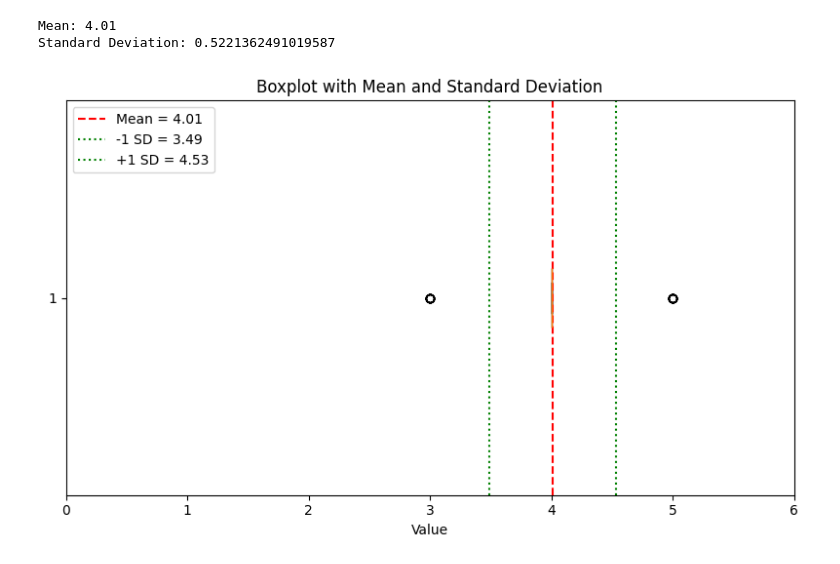
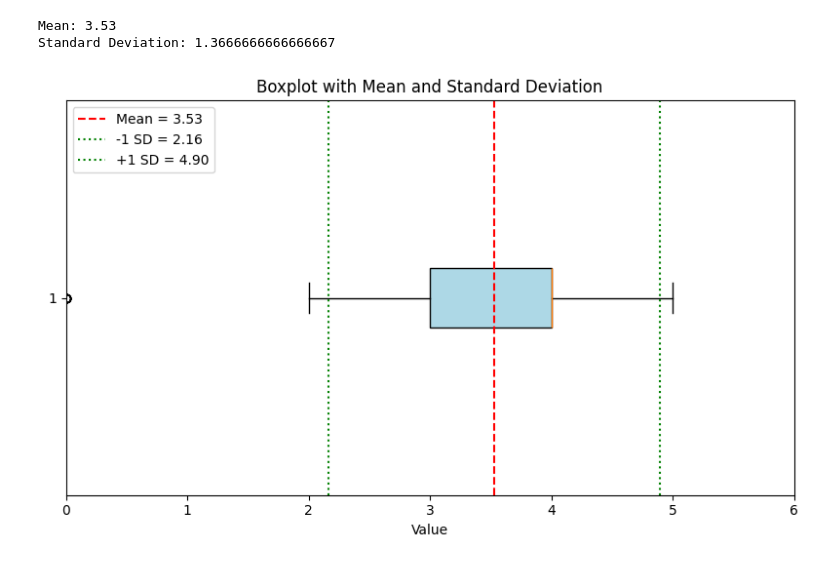
Before and after one commit to EminDurmuSS/Recipe_RAG, a Jupyter notebook: RAG/experiments.ipynb, the cells around one changed output. Cells and saved outputs as stored; diff of their text form; code cells hidden in the pictures.

```diff
--- a/RAG/experiments.ipynb
+++ b/RAG/experiments.ipynb
@@ -13,4 +18,4 @@ combos = [create_combination() for _ in range(100)]
 # %%
-# Save combinations
-with open("../results/combinations.json", "w") as f:
-    json.dump(combos, f, indent=2)
+# Get combinations
+with open("../results/combinations.json", "r") as f:
+    combos = json.load(f)
@@ -72,7 +100,7 @@ def get_mean_and_std(data):
     print("Mean:", mean)
     print("Standard Deviation:", std_dev)
 
-    fig, ax = plt.subplots(figsize=(8, 5))
+    _, ax = plt.subplots(figsize=(8, 5))
 
     ax.boxplot(data, vert=False, patch_artist=True, boxprops=dict(facecolor='lightblue'))
 
@@ -87,4 +115,8 @@ def get_mean_and_std(data):
 
     plt.tight_layout()
     plt.show()
+# %%
+df_results_rag = pd.read_excel('../results/llm_as_a_judge_rag.xlsx')
+df_results_no_rag = pd.read_excel('../results/llm_as_a_judge_no_rag.xlsx')
+df_results_txt_embd = pd.read_excel('../results/llm_as_a_judge_txt_embd.xlsx')
 # %%
@@ -96,6 +140,6 @@ Standard Deviation: 0.5024183937956913
 # %%
-get_mean_and_std(df_results['Feasibility'])
+get_mean_and_std(df_results_rag['Feasibility'])
 # %% [output]
-Mean: 4.01
-Standard Deviation: 0.5221362491019587
+Mean: 3.53
+Standard Deviation: 1.3666666666666667
-[figure, old version]
+[figure, new version]
```
Also changed, not shown: parts of 12 cells of this notebook, 17 other files.
